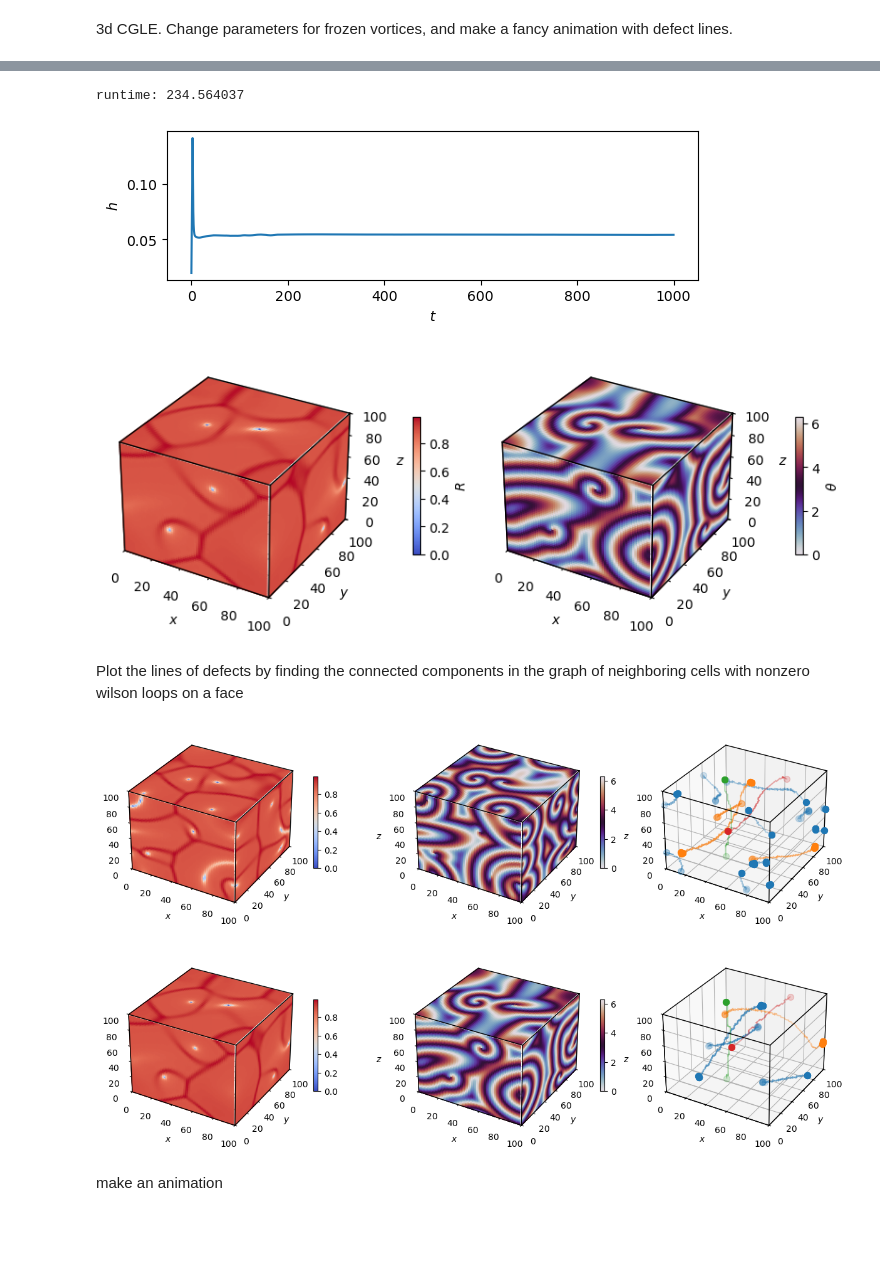
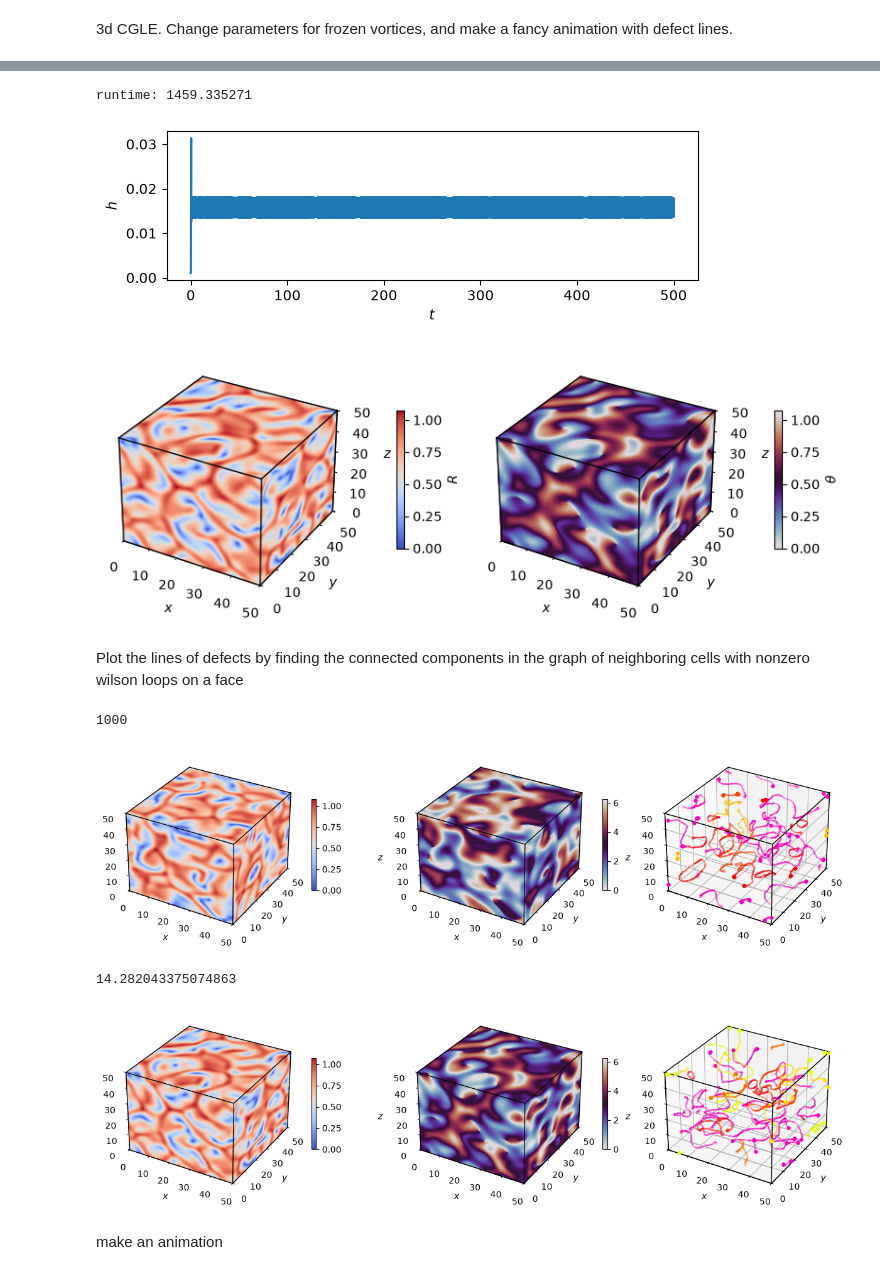
Before and after one commit to znicolaou/rdcu, a Jupyter notebook: cgle.ipynb, the cells around one changed output, grey strips where cells are left out. Drawn from its saved outputs; the diff is of its cells as text; code cells hidden in the pictures; blank space fills up the shorter version.

Commit message:
updated defect animation

```diff
--- a/cgle.ipynb
+++ b/cgle.ipynb
@@ -605,18 +604,19 @@ runtime: 45.437814
 # %% [markdown]
 3d CGLE. Change parameters for frozen vortices, and make a fancy animation with defect lines.
 # %%
-Ns=[256,256,256]
-Ls=[200.0,200.0,200.0]
+# Ns=[256,256,256]
+# Ls=[200.0,200.0,200.0]
+# b=0.0
+# c=1.5
 
-Ns=[64,64,64]
-Ls=[100.0,100.0,100.0]
+# Ns=np.array([64,64,64])
+Ns=np.array([128,128,128])
+Ls=[50.0,50.0,50.0]
+b=0.5
+c=2.0
 
 N=Ns[0]
-
 filebase='data/3dcgle'
-
-b=0.0
-c=1.5
 
 couplings=['1.0,0,0,1', '1.0,0,8,1', '1.0,0,16,1', '1.0,0,24,1', '-%f,0,9,1'%(b), \
            '-%f,0,17,1'%(b), '-%f,0,25,1'%(b), '-1.0,0,0,3', '-1.0,0,0,1,1,2', '1.0,1,1,1', \
@@ -655,7 +665,7 @@ file.close()
 
 file=open(filebase+'fs.dat','rb')
 dat=file.read(8*2*Ns[0]*Ns[1]*Ns[2])
-ys=np.array(struct.unpack('%id'%(2*Ns[0]*Ns[1]*Ns[2]),dat)).reshape([1,2]+Ns)
+ys=np.array(struct.unpack('%id'%(2*Ns[0]*Ns[1]*Ns[2]),dat)).reshape([2]+Ns.tolist())
 
 ts=np.fromfile(filebase+'times.dat')
 
@@ -669,7 +679,7 @@ plt.show()
 fig = plt.figure(figsize=(8,3), layout='constrained')
 ax = fig.add_subplot(1,2,1, projection='3d')
 
-R=(ys[-1][0]**2+ys[-1][1]**2)**0.5
+R=(ys[0]**2+ys[1]**2)**0.5
 Rmax=np.max(R)
 
 Y,X=np.meshgrid(np.arange(Ns[0])/Ns[0]*Ls[0],np.arange(Ns[1])/Ns[1]*Ls[1])
@@ -710,49 +720,49 @@ fig.colorbar(ScalarMappable(norm=norm, cmap=cmap),ax=ax,location='right', label=
 
 ax = fig.add_subplot(1,2,2, projection='3d')
 
-R=np.atan2(ys[-1][1],ys[-1][0])+np.pi
-Rmax=2*np.pi
+th=np.atan2(ys[1],ys[0])+np.pi
+thmax=2*np.pi
 
 Y,X=np.meshgrid(np.arange(Ns[0])/Ns[0]*Ls[0],np.arange(Ns[1])/Ns[1]*Ls[1])
 Z=Ls[2]*np.ones(X.shape)
-C=plt.get_cmap('twilight')(R[:,:,-1]/Rmax)
+C=plt.get_cmap('twilight')(th[:,:,-1]/thmax)
 ax.plot_surface(X,Y,Z,rstride=1, cstride=1, facecolors=C, shade=False)
 
 X,Z=np.meshgrid(np.arange(Ns[0])/Ns[0]*Ls[0],np.arange(Ns[2])/Ns[2]*Ls[2])
 Y=0*np.ones(X.shape)
-C=plt.get_cmap('twilight')(R[:,0,:].T/Rmax)
+C=plt.get_cmap('twilight')(th[:,0,:].T/thmax)
 ax.plot_surface(X,Y,Z,rstride=1, cstride=1, facecolors=C, shade=False)
 
 Z,Y=np.meshgrid(np.arange(Ns[1])/Ns[1]*Ls[1],np.arange(Ns[2])/Ns[2]*Ls[2])
 X=Ls[0]*np.ones(X.shape)
-C=plt.get_cmap('twilight')(R[-1,:,:]/Rmax)
+C=plt.get_cmap('twilight')(th[-1,:,:]/thmax)
 ax.plot_surface(X,Y,Z,rstride=1, cstride=1, facecolors=C, shade=False)
 ax.plot([Ls[0],Ls[0]],[0,0],[0,Ls[2]], lw=1, c='black', alpha=1, zorder=10)
 ax.plot([0,Ls[0]],[0,0],[Ls[2],Ls[2]], lw=1, c='black', alpha=1, zorder=10)
 ax.plot([Ls[0],Ls[0]],[0,Ls[1]],[Ls[2],Ls[2]], lw=1, c='black', alpha=1, zorder=10)
 ax.plot([0,Ls[0]],[0,0],[0,0], lw=1, c='black', alpha=1, zorder=10)
 ax.plot([Ls[0],Ls[0]],[0,Ls[1]],[0,0], lw=1, c='black', alpha=1, zorder=10)
 ax.plot([0,0],[0,0],[0,Ls[2]], lw=1, c='black', alpha=1, zorder=10)
 ax.plot([Ls[0],Ls[0]],[Ls[1],Ls[1]],[0,Ls[2]], lw=1, c='black', alpha=1, zorder=10)
 ax.plot([0,Ls[0]],[Ls[1],Ls[1]],[Ls[2],Ls[2]], lw=1, c='black', alpha=1, zorder=10)
 ax.plot([0,0],[0,Ls[1]],[Ls[2],Ls[2]], lw=1, c='black', alpha=1, zorder=10)
 
 ax.set_xlim(0,Ls[0])
 ax.set_ylim(0,Ls[1])
 ax.set_zlim(0,Ls[2])
 
 ax.set_xlabel('$x$')
 ax.set_ylabel('$y$')
 ax.set_zlabel('$z$')
 
 cmap = plt.get_cmap('twilight')
 norm = Normalize(vmin=0, vmax=Rmax)
 fig.colorbar(ScalarMappable(norm=norm, cmap=cmap),ax=ax,location='right',label=r'$\theta$', shrink=0.5, pad=0.2)
 
 plt.show()
 # %% [output]
-runtime: 234.564037
+runtime: 1459.335271
-[figure, old version]
+[figure, new version]
-[figure, old version]
+[figure, new version]
 # %% [markdown]
 Plot the lines of defects by finding the connected components in the graph of neighboring cells with nonzero wilson loops on a face
@@ -759,8 +778,8 @@ Plot the lines of defects by finding the connected components in the graph of ne
+# %%
+nt
+# %% [output]
+1000
 # %%
-Ns=np.array(Ns)
-n0=int(T0/dt0)
-nt=int((T-T0)/dt)
-
 def wloop(th, axis1=0, axis2=1):
     dth1=np.mod(np.roll(th,1,axis=axis1)-th+np.pi,2*np.pi)-np.pi
     dth2=np.mod(np.roll(np.roll(th,1,axis=axis1),1,axis=axis2)-np.roll(th,1,axis=axis1)+np.pi,2*np.pi)-np.pi
@@ -770,6 +789,8 @@ def wloop(th, axis1=0, axis2=1):
 
 
 def makeplot(n,show=False,save=True):
+    if save and os.path.exists(filebase+'animation/%04d.png'%(n)):
+        return
     file=open(filebase+'states.dat','rb')
     file.seek((n0+n)*8*2*Ns[0]*Ns[1]*Ns[2])
     dat=file.read(8*2*Ns[0]*Ns[1]*Ns[2])
@@ -895,24 +916,26 @@ def makeplot(n,show=False,save=True):
     adj=np.where(adj<=1,adj,0)
     G=nx.from_numpy_array(adj)
     components=[component for component in nx.connected_components(G)]
-
+    cscale=np.max([len(component) for component in components])
+    coffset=np.min([len(component) for component in components])
     for i,component in enumerate(components):
         starts,ends=np.where(adj[list(component)]>0)
         starts=np.array(list(component))[starts]
+        c=colormaps['gist_rainbow']((len(component)-coffset)/(cscale-coffset))
         for j in range(len(starts)):
             l=np.linalg.norm(arr[:,starts[j]]-arr[:,ends[j]],ord=np.inf)
             line=np.array([arr[:,starts[j]]*Ls/(Ns-1),arr[:,ends[j]]*Ls/(Ns-1)])
             if l<3:
-                plt.plot(*line.T,lw=1.5, alpha=0.1, marker=None,color=colors[i%len(colors)])
+                plt.plot(*line.T,lw=1.5, alpha=0.1, marker=None,color=c)
             else:
-                if line[0][0]==0 or line[0][1]==Ls[1] or line[0][2]==0:
-                    ax.scatter(*line[0],s=50,color=colors[i%len(colors)],alpha=0.1)
-                if line[0][0]==Ls[0] or line[0][1]==0 or line[0][2]==Ls[2]:
-                    ax.scatter(*line[0],s=50,color=colors[i%len(colors)],alpha=1.0)
-                if line[1][0]==0 or line[1][1]==Ls[1] or line[1][2]==0:
-                    ax.scatter(*line[1],s=50,color=colors[i%len(colors)],alpha=0.1)
-                if line[1][0]==Ls[0] or line[1][1]==0 or line[1][2]==Ls[2]:
-                    ax.scatter(*line[1],s=50,color=colors[i%len(colors)],alpha=1.0)
+                if (line[0][0]==0 or line[0][1]==Ls[1] or line[0][2]==0) and not (line[1][0]==0 or line[1][1]==Ls[1] or line[1][2]==0):
+                    ax.scatter(*line[0],s=10,color=c,alpha=0.25)
+                if (line[0][0]==Ls[0] or line[0][1]==0 or line[0][2]==Ls[2]) and not (line[1][0]==Ls[0] or line[1][1]==0 or line[1][2]==Ls[2]):
+                    ax.scatter(*line[0],s=10,color=c,alpha=1.0)
+                if (line[1][0]==0 or line[1][1]==Ls[1] or line[1][2]==0) and not (line[0][0]==0 or line[0][1]==Ls[1] or line[0][2]==0):
+                    ax.scatter(*line[1],s=10,color=c,alpha=0.25)
+                if (line[1][0]==Ls[0] or line[1][1]==0 or line[1][2]==Ls[2]) and not (line[0][0]==Ls[0] or line[0][1]==0 or line[0][2]==Ls[2]):
+                    ax.scatter(*line[1],s=10,color=c,alpha=1.0)
 
     ax.plot([Ls[0],Ls[0]],[0,0],[0,Ls[2]], lw=1, c='black', alpha=1, zorder=10)
     ax.plot([0,Ls[0]],[0,0],[Ls[2],Ls[2]], lw=1, c='black', alpha=1, zorder=10)
@@ -938,11 +961,15 @@ def makeplot(n,show=False,save=True):
         plt.show()
     plt.close(fig)
 
+start=timeit.default_timer()
 makeplot(0,show=True,save=False)
-makeplot(nt,show=True,save=False)
+stop=timeit.default_timer()
+print(stop-start)
+makeplot(nt-1,show=True,save=False)
 # %% [output]
-[figure, old version]
+[figure, new version]
+14.282043375074863
-[figure, old version]
+[figure, new version]
 # %% [markdown]
 make an animation
 # %%
```
Also changed, not shown: parts of 22 cells of this notebook, 6 other files.
